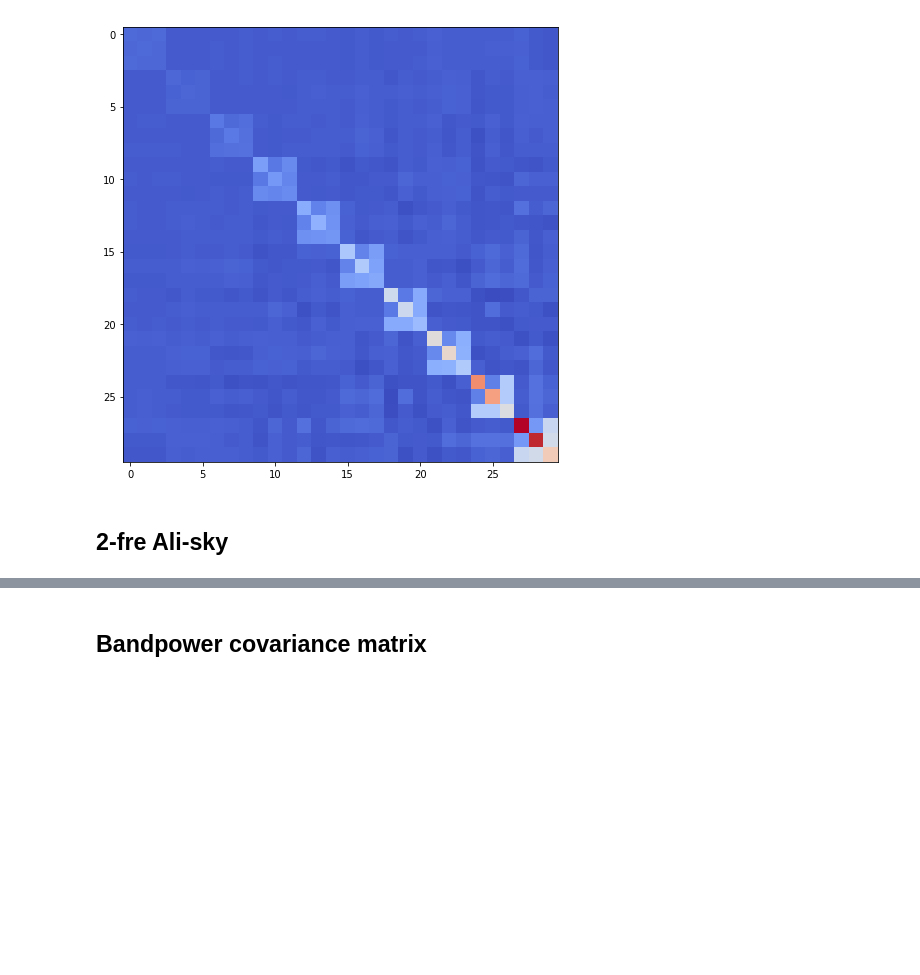
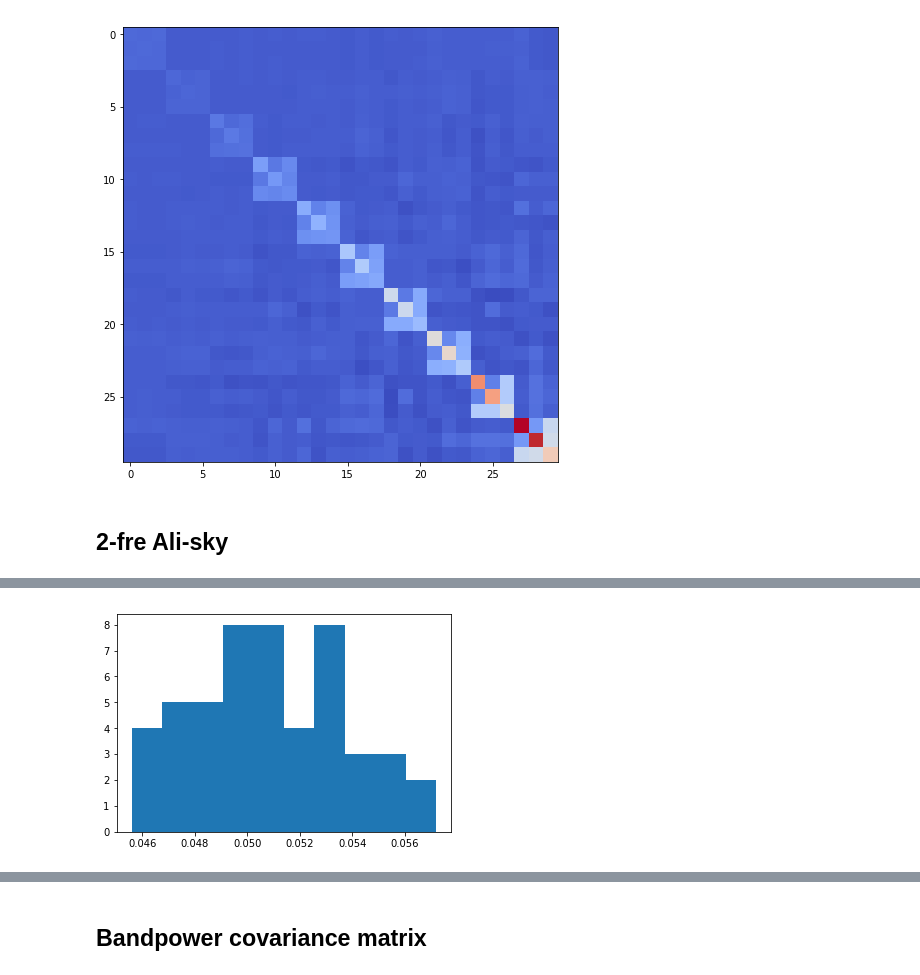
Before and after one commit to YJHelloWorld/Likelihood, a Jupyter notebook: methods.py.ipynb, the cells around one changed output, grey strips where cells are left out. Drawn from its saved outputs; the diff is of its cells as text; code cells hidden in the pictures; blank space fills up the shorter version.

```diff
--- a/methods.py.ipynb
+++ b/methods.py.ipynb
@@ -146,24 +146,30 @@ cov_mat_BB_ali = np.cov(marry_ali[lbin*nf_ind*2:]) ##(select BB mode)
 
 M_inv_ali = utils.Minv(cov_mat_BB_ali, lbin, nf_ind)
 # %%
+evaluateL = utils.evaluateLikelihood
+
+def r_like(cl_hat_0, cl_f, nl_mean, M_inv):
 # Initiating the logarithmic likelihood arrays
-logLike_ali = np.zeros(len(rlist))
+    logLike = np.zeros(len(rlist))
 
-# loop over r values
-for i in range(len(rlist)):
+    # loop over r values
+    for i in range(len(rlist)):
 
-    r_i  =  rlist[i]
-    bb_tensor = bb_05[0:nmtlmax+1]*r_i/0.05
+        r_i  =  rlist[i]
+        bb_tensor = bb_05[0:nmtlmax+1]*r_i/0.05
 
-    bb_camb = bb_tensor + lensingB[2][0:nmtlmax+1] ## tensor BB + lensing BB
+        bb_camb = bb_tensor + lensingB[2][0:nmtlmax+1] ## tensor BB + lensing BB
 
-    cl_th_i = b.bin_cell(bb_camb[0:nmtlmax+1])  ## theoretical bandpower
-    cl_th_test = np.ones((lbin, Nf, Nf));  ## BB cross power spectra
-    for ell in range(lbin):
-        cl_th_test[ell] *= cl_th_i[ell]
+        cl_th_i = b.bin_cell(bb_camb[0:nmtlmax+1])  ## theoretical bandpower
+        cl_th_test = np.ones((lbin, Nf, Nf));  ## BB cross power spectra
+        for ell in range(lbin):
+            cl_th_test[ell] *= cl_th_i[ell]
 
-    # add Noise bias N_l to expectation values.
-    C_l_ali = cl_th_test + nl_mean_ali[2]
+        # add Noise bias N_l to expectation values.
+        C_l = cl_th_test + nl_mean[2]
 
-    logL = evaluateL(C_l_ali, cl_hat_0_ali[2], cl_f_ali[2], M_inv_ali)
-    logLike_ali[i] = np.real(logL)
+        logL = evaluateL(C_l, cl_hat_0[2], cl_f[2], M_inv)
+        logLike[i] = np.real(logL)
+
+    r_max = np.argsort(logLike)[-1]
+    return rlist[r_max]
@@ -228,0 +176,6 @@ plt.show()
+# %%
+Nreal = 50
+
+r_rec_ali = np.ones(Nreal)
+for i in range(Nreal):
+    r_rec_ali[i] = r_like(cl_hat_all_ali[i], cl_f_ali, nl_mean_ali, M_inv_ali)
@@ -228,0 +197,5 @@ plt.show()
+# %%
+plt.hist(r_rec_ali, bins=10)
+plt.savefig('./fig_results/0630_histgram_ali_sky.pdf', format = 'pdf')
+# %% [output]
+[figure, added]
```
Also changed, not shown: parts of 41 cells of this notebook.
